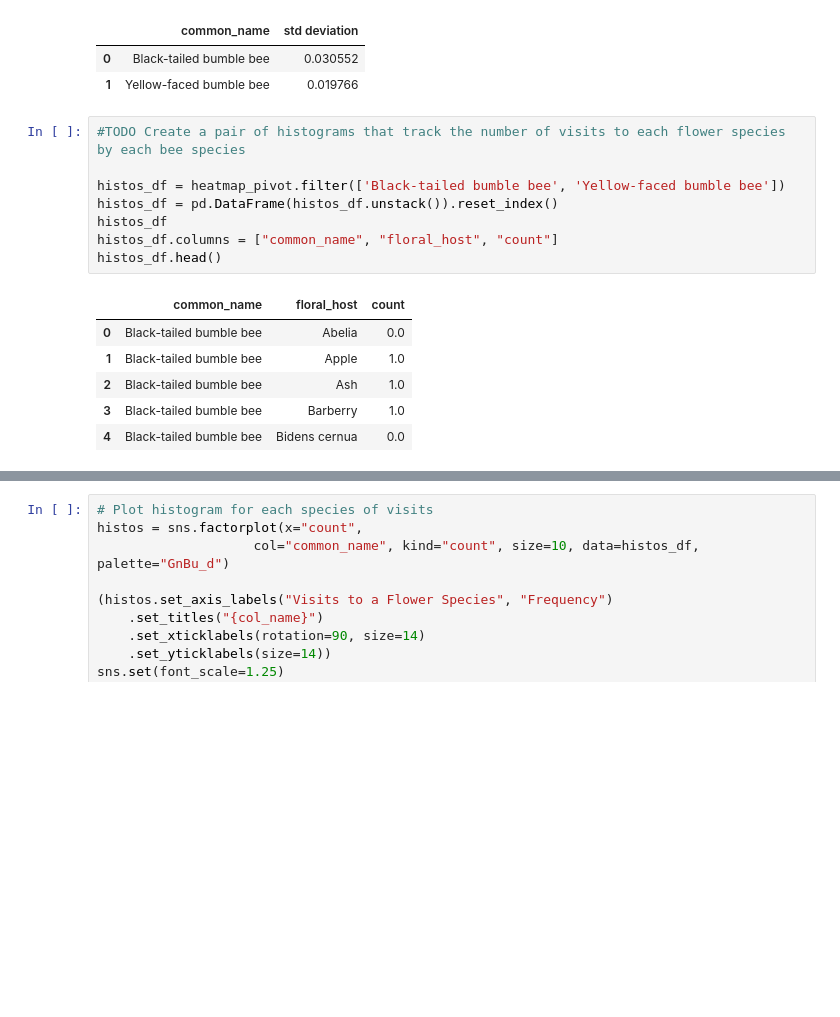
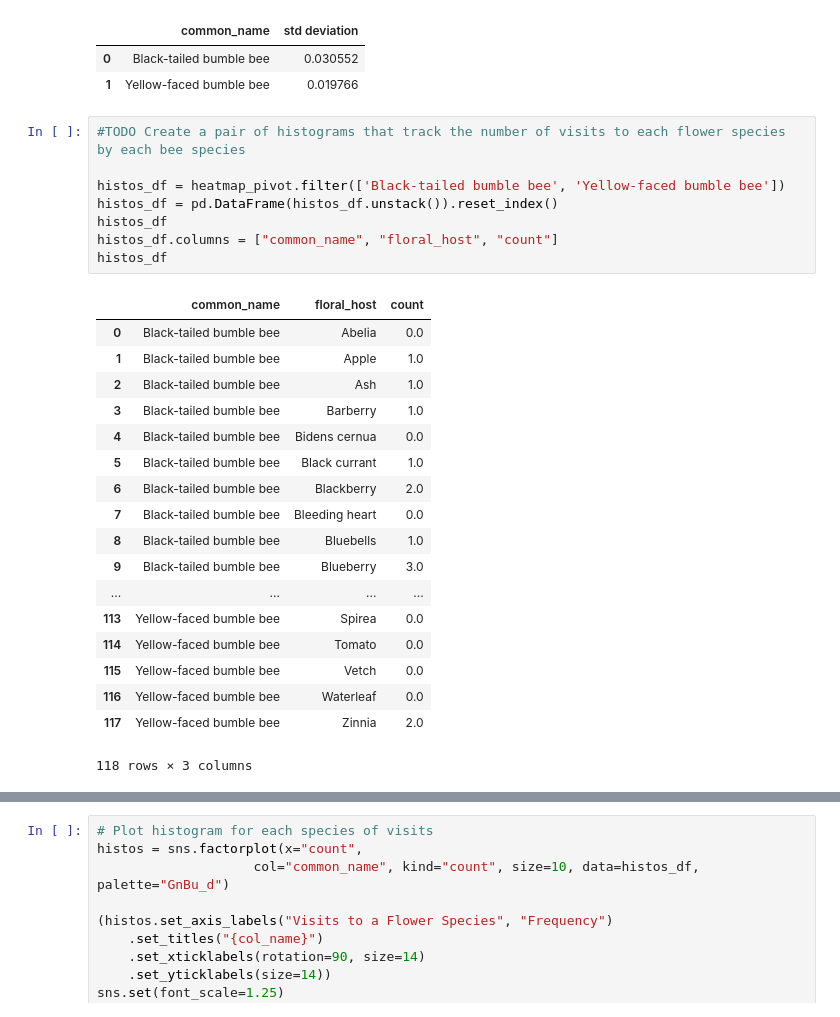
Before and after one commit to mike-jolliffe/Projects, a Jupyter notebook: Bumblebees/bee_data_exploration.ipynb, the cells around one changed output, grey strips where cells are left out. Drawn from its saved outputs; the diff is of its cells as text; blank space fills up the shorter version.

Commit message:
finished histograms

```diff
--- a/Bumblebees/bee_data_exploration.ipynb
+++ b/Bumblebees/bee_data_exploration.ipynb
@@ -214,15 +220,27 @@ filtered_stdev
 # %%
 #TODO Create a pair of histograms that track the number of visits to each flower species by each bee species
 
 histos_df = heatmap_pivot.filter(['Black-tailed bumble bee', 'Yellow-faced bumble bee'])
 histos_df = pd.DataFrame(histos_df.unstack()).reset_index()
 histos_df
 histos_df.columns = ["common_name", "floral_host", "count"]
-histos_df.head()
+histos_df
 # %% [output]
 |  | common_name | floral_host | count |
 | 0 | Black-tailed bumble bee | Abelia | 0.0 |
 | 1 | Black-tailed bumble bee | Apple | 1.0 |
 | 2 | Black-tailed bumble bee | Ash | 1.0 |
 | 3 | Black-tailed bumble bee | Barberry | 1.0 |
 | 4 | Black-tailed bumble bee | Bidens cernua | 0.0 |
+| 5 | Black-tailed bumble bee | Black currant | 1.0 |
+| 6 | Black-tailed bumble bee | Blackberry | 2.0 |
+| 7 | Black-tailed bumble bee | Bleeding heart | 0.0 |
+| 8 | Black-tailed bumble bee | Bluebells | 1.0 |
+| 9 | Black-tailed bumble bee | Blueberry | 3.0 |
+| ... | ... | ... | ... |
+| 113 | Yellow-faced bumble bee | Spirea | 0.0 |
+| 114 | Yellow-faced bumble bee | Tomato | 0.0 |
+| 115 | Yellow-faced bumble bee | Vetch | 0.0 |
+| 116 | Yellow-faced bumble bee | Waterleaf | 0.0 |
+| 117 | Yellow-faced bumble bee | Zinnia | 2.0 |
+118 rows × 3 columns
```
Also changed, not shown: parts of 4 cells of this notebook.
